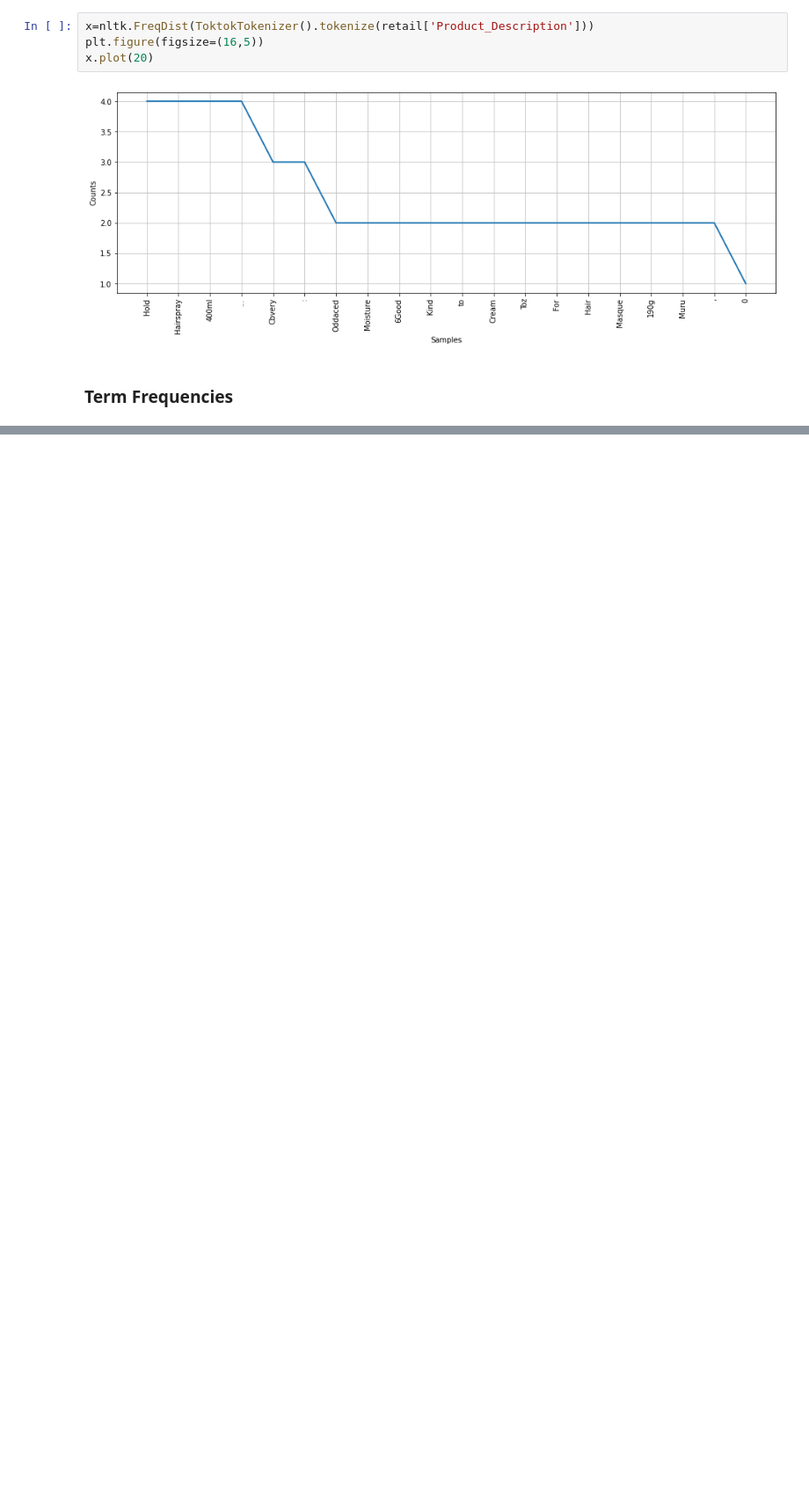
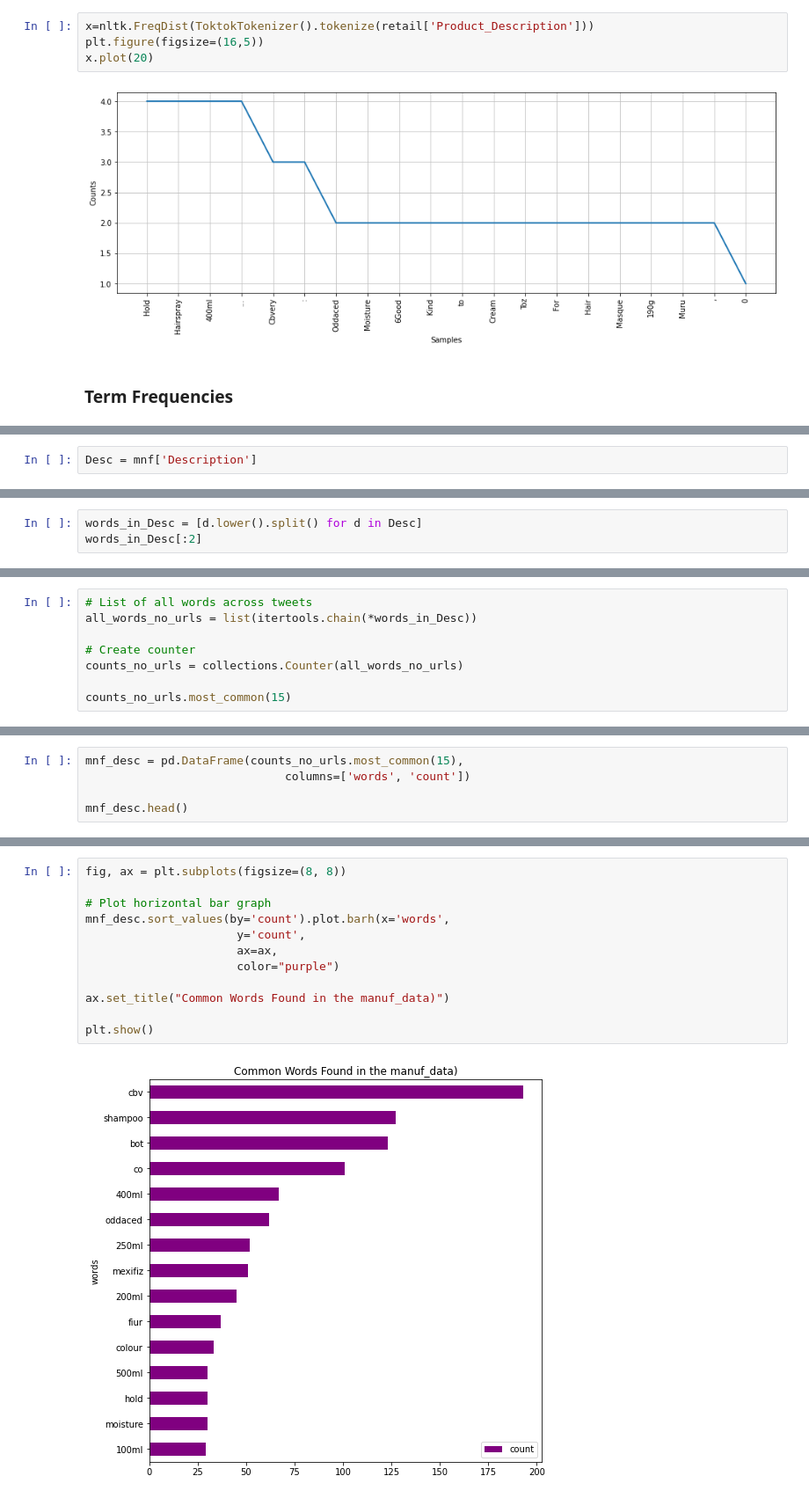
Before and after one commit to buddhadeb33/My-Assignments, a Jupyter notebook: Tredence_Assignment.ipynb, the cells around one changed output, grey strips where cells are left out. Shown: that part at 88% size. Cells and saved outputs as stored; diff of their text form; blank space fills up the shorter version.

```diff
--- a/Tredence_Assignment.ipynb
+++ b/Tredence_Assignment.ipynb
@@ -228,0 +230,2 @@ retail.head()
+# %%
+Desc = mnf['Description']
@@ -228,0 +271,3 @@ retail.head()
+# %%
+words_in_Desc = [d.lower().split() for d in Desc]
+words_in_Desc[:2]
@@ -228,0 +277,8 @@ retail.head()
+# %%
+# List of all words across tweets
+all_words_no_urls = list(itertools.chain(*words_in_Desc))
+
+# Create counter
+counts_no_urls = collections.Counter(all_words_no_urls)
+
+counts_no_urls.most_common(15)
@@ -228,0 +301,5 @@ retail.head()
+# %%
+mnf_desc = pd.DataFrame(counts_no_urls.most_common(15),
+                             columns=['words', 'count'])
+
+mnf_desc.head()
@@ -228,0 +313,14 @@ retail.head()
+# %%
+fig, ax = plt.subplots(figsize=(8, 8))
+
+# Plot horizontal bar graph
+mnf_desc.sort_values(by='count').plot.barh(x='words',
+                      y='count',
+                      ax=ax,
+                      color="purple")
+
+ax.set_title("Common Words Found in the manuf_data)")
+
+plt.show()
+# %% [output]
+[figure, added]
```
Also changed, not shown: parts of 27 cells of this notebook.
